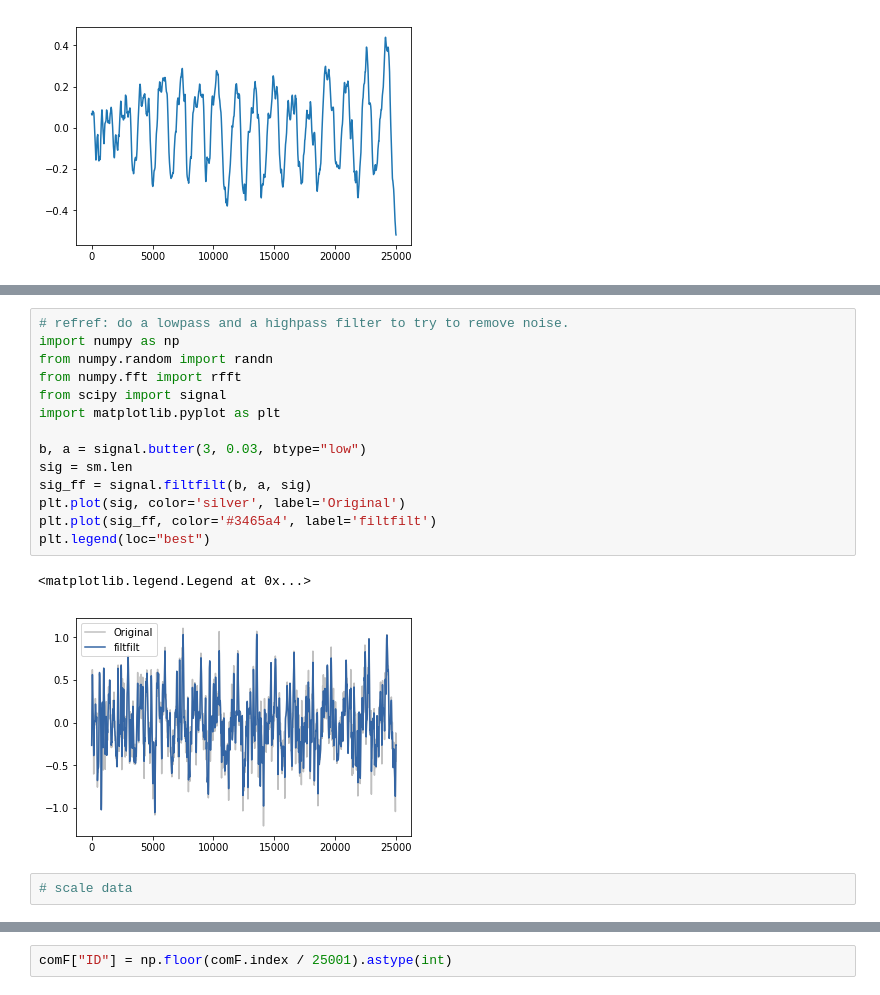
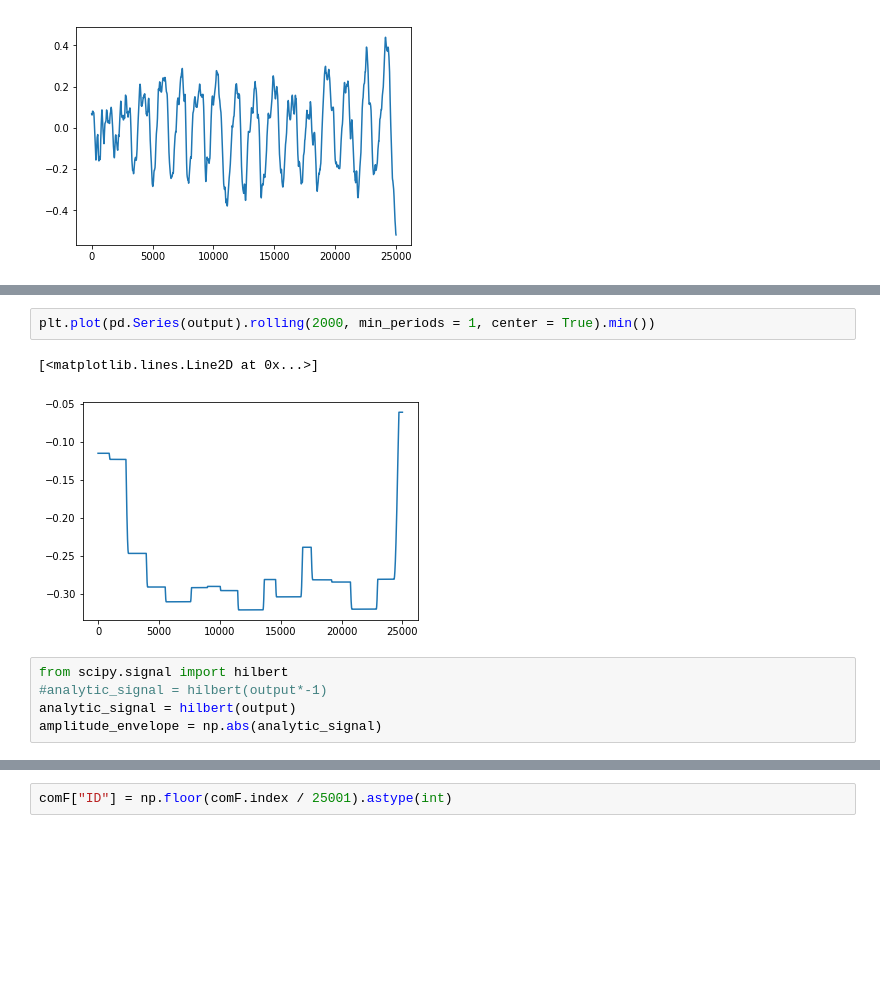
Before and after one commit to callinSwitzer/MuscleTimeseriesPrediction, a Jupyter notebook: PredictMuscleLength_artificialData.ipynb, the cells around one changed output, grey strips where cells are left out. Cells and saved outputs as stored; diff of their text form; blank space fills up the shorter version.

Commit message:
added envelope

```diff
--- a/PredictMuscleLength_artificialData.ipynb
+++ b/PredictMuscleLength_artificialData.ipynb
@@ -176,19 +209,10 @@ ValueError: cannot convert float NaN to integer
-# %%
-# refref: do a lowpass and a highpass filter to try to remove noise.
-import numpy as np
-from numpy.random import randn
-from numpy.fft import rfft
-from scipy import signal
-import matplotlib.pyplot as plt
-
-b, a = signal.butter(3, 0.03, btype="low")
-sig = sm.len
-sig_ff = signal.filtfilt(b, a, sig)
-plt.plot(sig, color='silver', label='Original')
-plt.plot(sig_ff, color='#3465a4', label='filtfilt')
-plt.legend(loc="best")
-# %% [output]
-<matplotlib.legend.Legend at 0x...>
-[figure, removed]
-# %%
-# scale data
+# %%
+plt.plot(pd.Series(output).rolling(2000, min_periods = 1, center = True).min())
+# %% [output]
+[<matplotlib.lines.Line2D at 0x...>]
+[figure, added]
+# %%
+from scipy.signal import hilbert
+#analytic_signal = hilbert(output*-1)
+analytic_signal = hilbert(output)
+amplitude_envelope = np.abs(analytic_signal)
```
Also changed, not shown: parts of 12 cells of this notebook.
